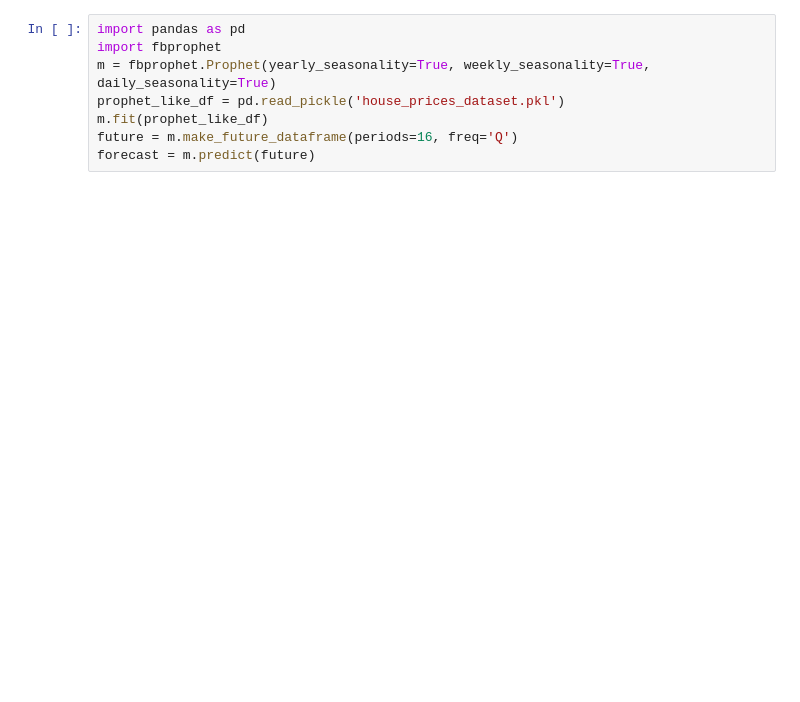
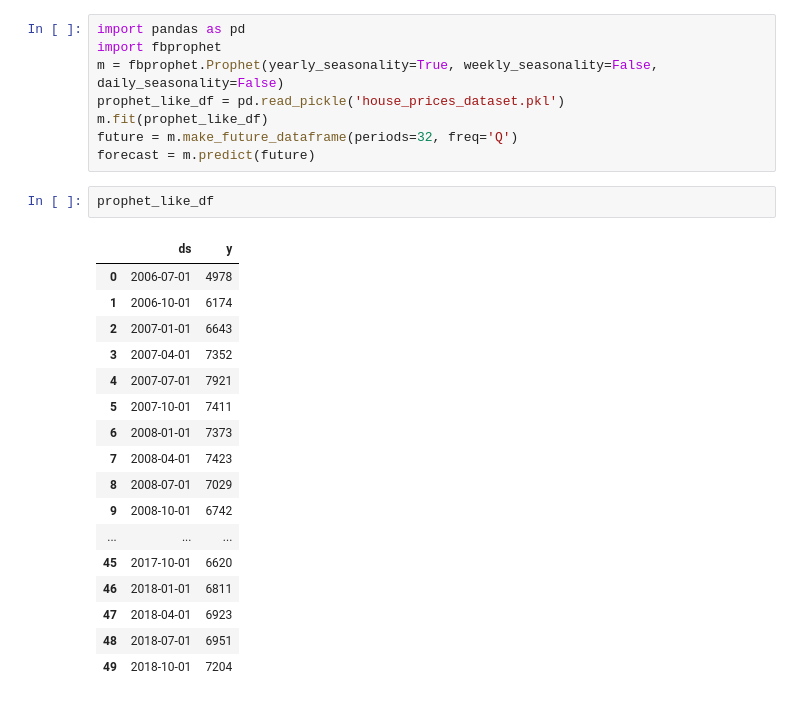
Before and after one commit to yavalvas/poland_apartment_prices, a Jupyter notebook: Poland, apartment prices analysis.ipynb, the cells around one changed output. Saved outputs shown, nothing was run; the diff lists cells and outputs as text; blank space fills up the shorter version.

```diff
--- a/Poland, apartment prices analysis.ipynb
+++ b/Poland, apartment prices analysis.ipynb
@@ -1,11 +1,31 @@
 # %%
 import pandas as pd
 import fbprophet
-m = fbprophet.Prophet(yearly_seasonality=True, weekly_seasonality=True, daily_seasonality=True)
+m = fbprophet.Prophet(yearly_seasonality=True, weekly_seasonality=False, daily_seasonality=False)
 prophet_like_df = pd.read_pickle('house_prices_dataset.pkl')
 m.fit(prophet_like_df)
-future = m.make_future_dataframe(periods=16, freq='Q')
+future = m.make_future_dataframe(periods=32, freq='Q')
 forecast = m.predict(future)
+# %%
+prophet_like_df
+# %% [output]
+|  | ds | y |
+| 0 | 2006-07-01 | 4978 |
+| 1 | 2006-10-01 | 6174 |
+| 2 | 2007-01-01 | 6643 |
+| 3 | 2007-04-01 | 7352 |
+| 4 | 2007-07-01 | 7921 |
+| 5 | 2007-10-01 | 7411 |
+| 6 | 2008-01-01 | 7373 |
+| 7 | 2008-04-01 | 7423 |
+| 8 | 2008-07-01 | 7029 |
+| 9 | 2008-10-01 | 6742 |
+| ... | ... | ... |
+| 45 | 2017-10-01 | 6620 |
+| 46 | 2018-01-01 | 6811 |
+| 47 | 2018-04-01 | 6923 |
+| 48 | 2018-07-01 | 6951 |
+| 49 | 2018-10-01 | 7204 |
 # %%
 m.plot(forecast)
 m.plot_components(forecast)
```
Also changed, not shown: parts of 9 cells of this notebook.
